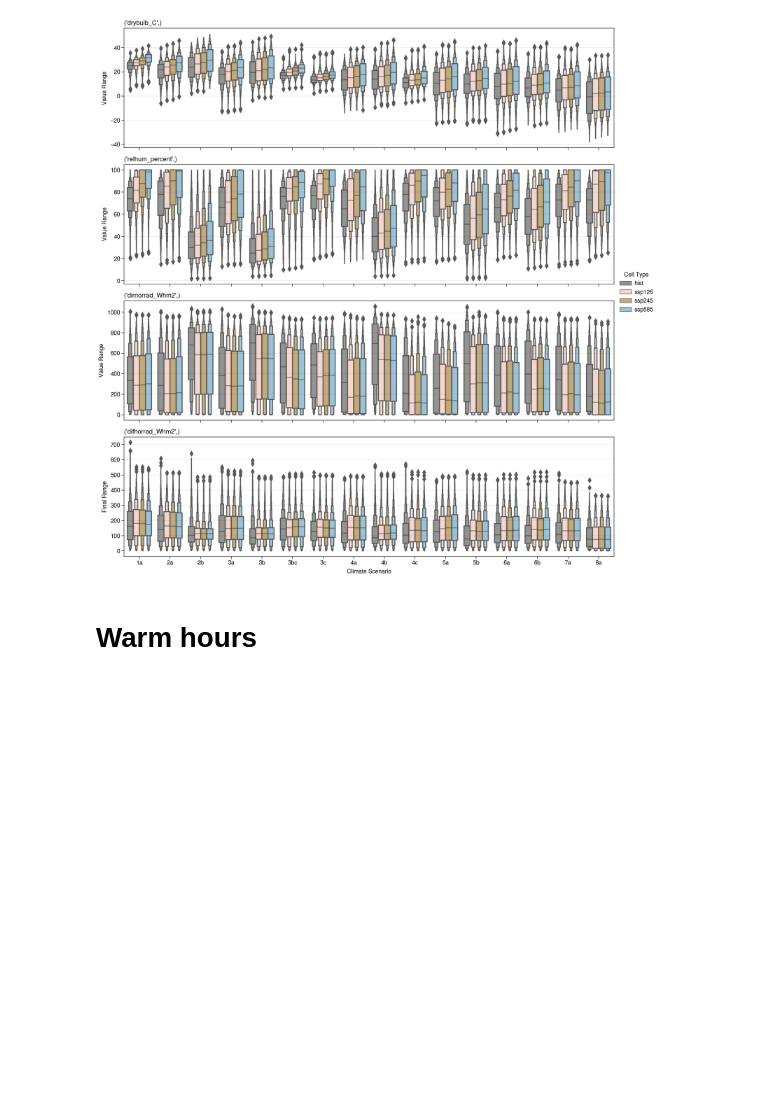
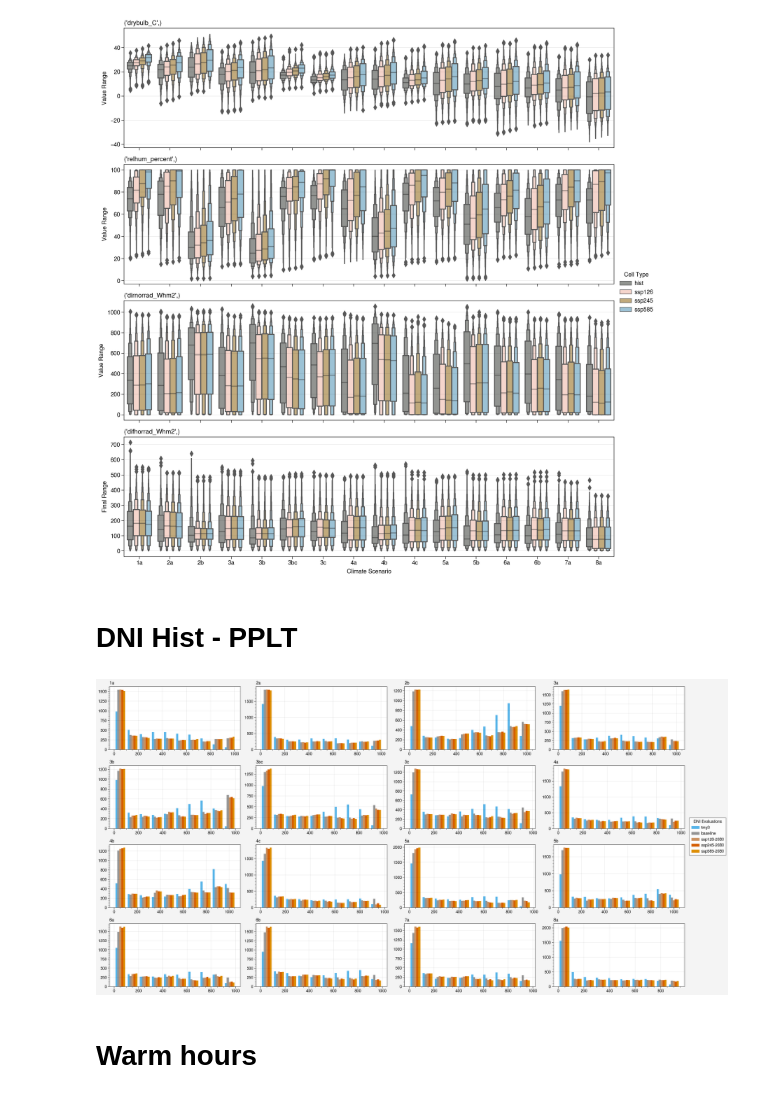
Before and after one commit to architecture-building-systems/cmip6_and_buildings, a Jupyter notebook: notebooks/04_epw_figures.ipynb, the cells around one changed output. Saved outputs shown, nothing was run; the diff lists cells and outputs as text; code cells hidden in the pictures; blank space fills up the shorter version.

```diff
--- a/notebooks/04_epw_figures.ipynb
+++ b/notebooks/04_epw_figures.ipynb
@@ -23,10 +23,12 @@ from ipv_workbench.utilities import utils
 # %%
 future_weather_dir = os.path.join(project_root, 'weather_files', 'morphed')
 
-hist_epw_files = glob.glob(os.path.join(project_root, 'weather_files', 'tmy3', '*.epw'))
-
+hist_epw_files = {}
+for cz in pf.get_cz_list():
+    hist_epw_file = os.path.join(project_root, 'weather_files', 'morphed', cz, 'historical', 'EPWs', 'baseline.epw')
+    hist_epw_files[cz] = hist_epw_file
 cz = '1a'
-hist_epw_file = [f for f in hist_epw_files if cz in f][0]
+hist_epw_file = hist_epw_files[cz]
 ssp126_epw_files = glob.glob(os.path.join(future_weather_dir, cz, 'ssp126', 'EPWs', 'ssp126_50*.epw'))
 ssp245_epw_files = glob.glob(os.path.join(future_weather_dir, cz, 'ssp245', 'EPWs', 'ssp245_50*.epw'))
 ssp585_epw_files = glob.glob(os.path.join(future_weather_dir, cz, 'ssp585', 'EPWs', 'ssp585_50*.epw'))
@@ -62,7 +64,7 @@ weather_dict = {}
 for cz in pf.get_cz_list():
     weather_dict[cz] = {}
     year = 2080
-    tmy_file = [f for f in hist_epw_files if cz in f][0]
+    tmy_file = hist_epw_files[cz]
     hist_df = utils.tmy_to_dataframe(tmy_file)[variables]
 
     ssp126_epw_files = glob.glob(os.path.join(future_weather_dir, cz, 'ssp126', 'EPWs', 'ssp126_50*.epw'))
@@ -188,6 +174,41 @@ for n, ax in enumerate(axe):
         ax.set_ylabel(ylabel='Value Range')
 # %% [output]
 [figure]
+# %% [markdown]
+# DNI Hist - PPLT
+# %%
+
+fig, axe = pplt.subplots(ncols=4,nrows=4, figsize=(20,10),sharex=False,sharey=False)
+
+
+for n,cz in enumerate(pf.get_cz_list()):
+    ax = axe[n]
+    hist_tmy = glob.glob(f"/Users/jmccarty/GitHub/cmip6_and_buildings/weather_files/tmy3/{cz}*.epw")[0]
+    baseline = os.path.join(project_root,'weather_files','morphed',cz,'historical','EPWs','baseline.epw')
+    ssp126 = glob.glob(os.path.join(project_root,'weather_files','morphed',cz,'ssp126','EPWs','*_50_2065-2095.epw'))[0]
+    ssp245 = glob.glob(os.path.join(project_root,'weather_files','morphed',cz,'ssp245','EPWs','*_50_2065-2095.epw'))[0]
+    ssp585 = glob.glob(os.path.join(project_root,'weather_files','morphed',cz,'ssp585','EPWs','*_50_2065-2095.epw'))[0]
+
+
+    dni_dict = {}
+    for fname in [(hist_tmy, 'tmy3'), (baseline, 'baseline'), (ssp126, 'ssp126-2080'), (ssp245,'ssp245-2080'), (ssp585,'ssp585-2080')]:
+      tmy_df = utils.tmy_to_dataframe(fname[0])
+      dni_dict[fname[1]] = tmy_df['dirnorrad_Whm2'].values
+
+    # pvlib.irradiance.disc
+    plot_df = pd.DataFrame(dni_dict).set_index(utils.ts_8760())
+
+    plot_df = plot_df[plot_df['tmy3']>0]#.resample('D').mean()
+    # ax.line(plot_df, lw=0.5, cycle=pplt.Cycle('colorblind10_r')[::2])
+    ax.hist(plot_df, cycle=pplt.Cycle('colorblind10_r')[::2])
+
+    ax.format(ltitle=cz)
+
+h,l = ax.get_legend_handles_labels()
+fig.legend(handles=h, labels=l ,loc='right',ncols=1,label='DNI Evaluations')
+fig.savefig("/Users/jmccarty/GitHub/cmip6_and_buildings/notebooks/plots/dni_comparison.pdf",dpi=300)
+# %% [output]
+[figure, added]
 # %% [markdown]
 # Warm hours
 # %%
```
Also changed, not shown: parts of 5 cells of this notebook, 5 other files.
